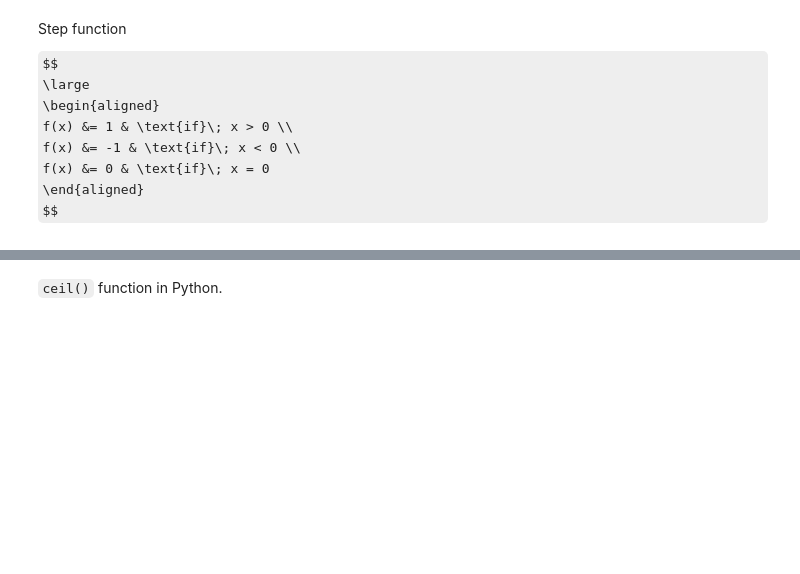
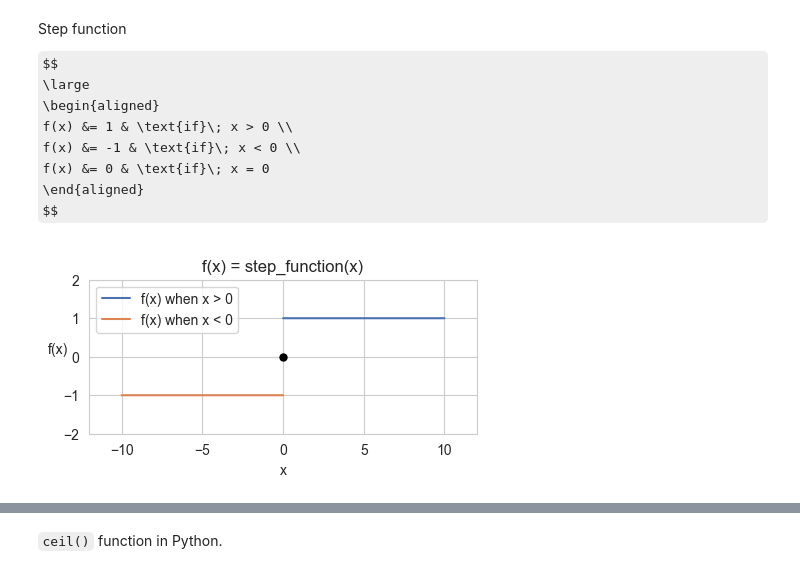
Before and after one commit to dheemanth-bhat/maths-for-ml, a Jupyter notebook: 3_Linear_Algebra/05_Optimization_1-calculus_in_ML.ipynb, the cells around one changed output, grey strips where cells are left out. Cells and saved outputs as stored; diff of their text form; code cells hidden in the pictures; some formulas as TeX source; blank space fills up the shorter version.

```diff
--- a/3_Linear_Algebra/05_Optimization_1-calculus_in_ML.ipynb
+++ b/3_Linear_Algebra/05_Optimization_1-calculus_in_ML.ipynb
@@ -139,3 +348,23 @@ f(x) &= -1 & \text{if}\; x < 0 \\
 f(x) &= 0 & \text{if}\; x = 0
 \end{aligned}
 $$
+# %%
+x1 = np.arange(0.001, 10, 0.001)
+y1 = np.where(x1 > 0, 1, -1)
+
+x2 = np.arange(-10, -0.001, 0.001)
+y2 = np.where(x2 < 0, -1, 1)
+
+plt.figure(figsize=(5, 2))
+sns.lineplot(x=x1, y=y1, label="f(x) when x > 0")
+sns.lineplot(x=x2, y=y2, label="f(x) when x < 0")
+plt.plot(0, 0, marker="o", markersize=5, color="k")
+plt.title("f(x) = step_function(x)")
+plt.xlabel("x")
+plt.ylabel("f(x)", rotation=0)
+plt.xlim(-12, 12)
+plt.ylim(-2, 2)
+
+plt.show()
+# %% [output]
+[figure, added]
```
Also changed, not shown: parts of 75 cells of this notebook, 6 other files.
